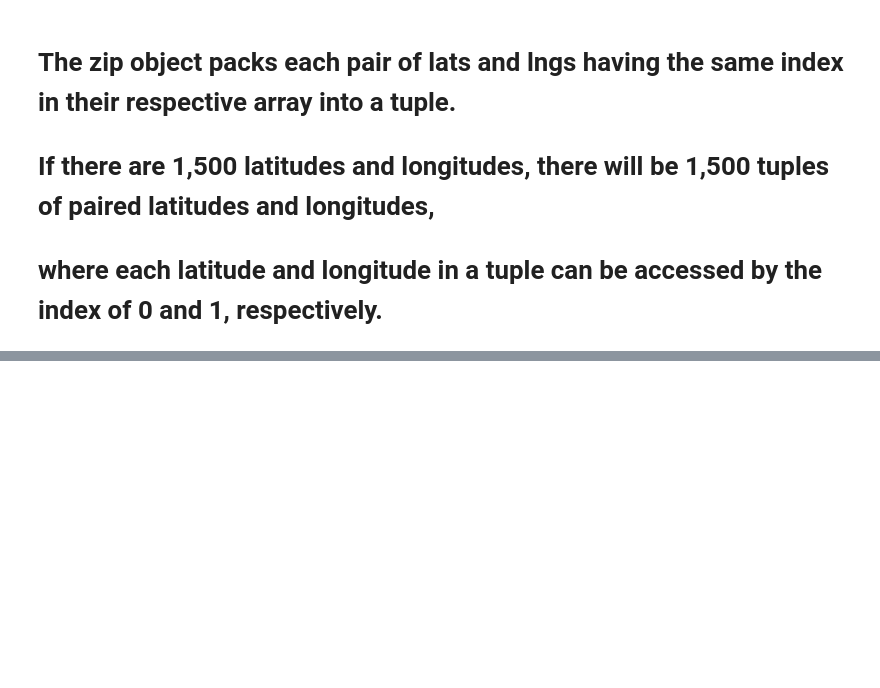
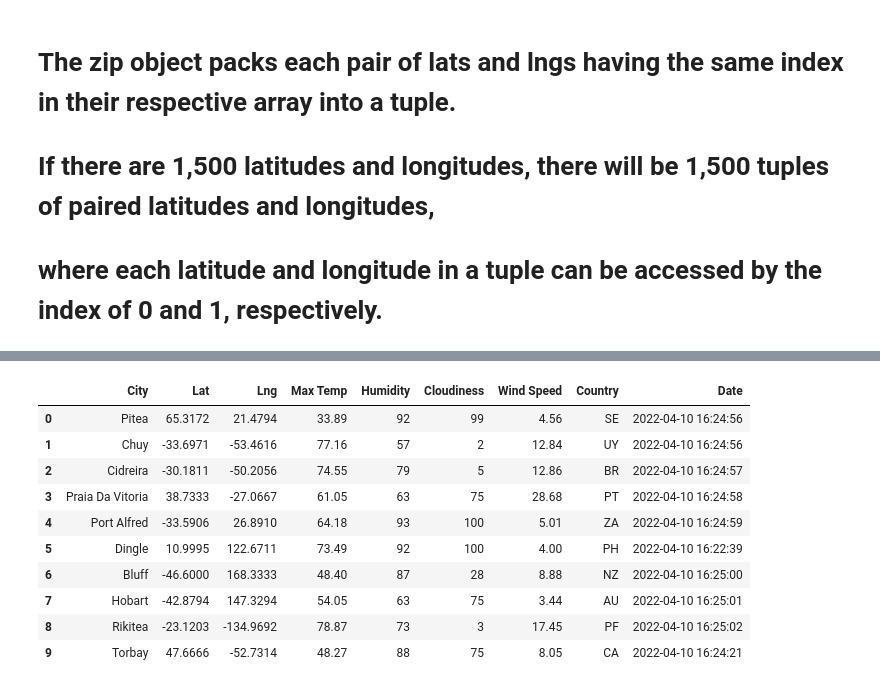
Before and after one commit to taviosammy/World_Weather_Analysis, a Jupyter notebook: WeatherPy.ipynb, the cells around one changed output, grey strips where cells are left out. Saved outputs shown, nothing was run; the diff lists cells and outputs as text; code cells hidden in the pictures; blank space fills up the shorter version.

Commit message:
updating gitignore and weatherpy

```diff
--- a/WeatherPy.ipynb
+++ b/WeatherPy.ipynb
@@ -57,0 +64,4 @@ cities
+# %%
+# Starting URL for Weather Map API Call.
+url = 'http://api.openweathermap.org/data/2.5/weather?units=Imperial&APPID=' + weather_api_key
+print(url)
@@ -57,0 +152,16 @@ cities
+# %%
+# Convert the array of dictionaries to a Pandas DataFrame.
+city_data_df = pd.DataFrame(city_data)
+city_data_df.head(10)
+# %% [output]
+|  | City | Lat | Lng | Max Temp | Humidity | Cloudiness | Wind Speed | Country | Date |
+| 0 | Pitea | 65.3172 | 21.4794 | 33.89 | 92 | 99 | 4.56 | SE | 2022-04-10 16:24:56 |
+| 1 | Chuy | -33.6971 | -53.4616 | 77.16 | 57 | 2 | 12.84 | UY | 2022-04-10 16:24:56 |
+| 2 | Cidreira | -30.1811 | -50.2056 | 74.55 | 79 | 5 | 12.86 | BR | 2022-04-10 16:24:57 |
+| 3 | Praia Da Vitoria | 38.7333 | -27.0667 | 61.05 | 63 | 75 | 28.68 | PT | 2022-04-10 16:24:58 |
+| 4 | Port Alfred | -33.5906 | 26.8910 | 64.18 | 93 | 100 | 5.01 | ZA | 2022-04-10 16:24:59 |
+| 5 | Dingle | 10.9995 | 122.6711 | 73.49 | 92 | 100 | 4.00 | PH | 2022-04-10 16:22:39 |
+| 6 | Bluff | -46.6000 | 168.3333 | 48.40 | 87 | 28 | 8.88 | NZ | 2022-04-10 16:25:00 |
+| 7 | Hobart | -42.8794 | 147.3294 | 54.05 | 63 | 75 | 3.44 | AU | 2022-04-10 16:25:01 |
+| 8 | Rikitea | -23.1203 | -134.9692 | 78.87 | 73 | 3 | 17.45 | PF | 2022-04-10 16:25:02 |
+| 9 | Torbay | 47.6666 | -52.7314 | 48.27 | 88 | 75 | 8.05 | CA | 2022-04-10 16:24:21 |
```
Also changed, not shown: parts of 12 cells of this notebook, 1 other file.
